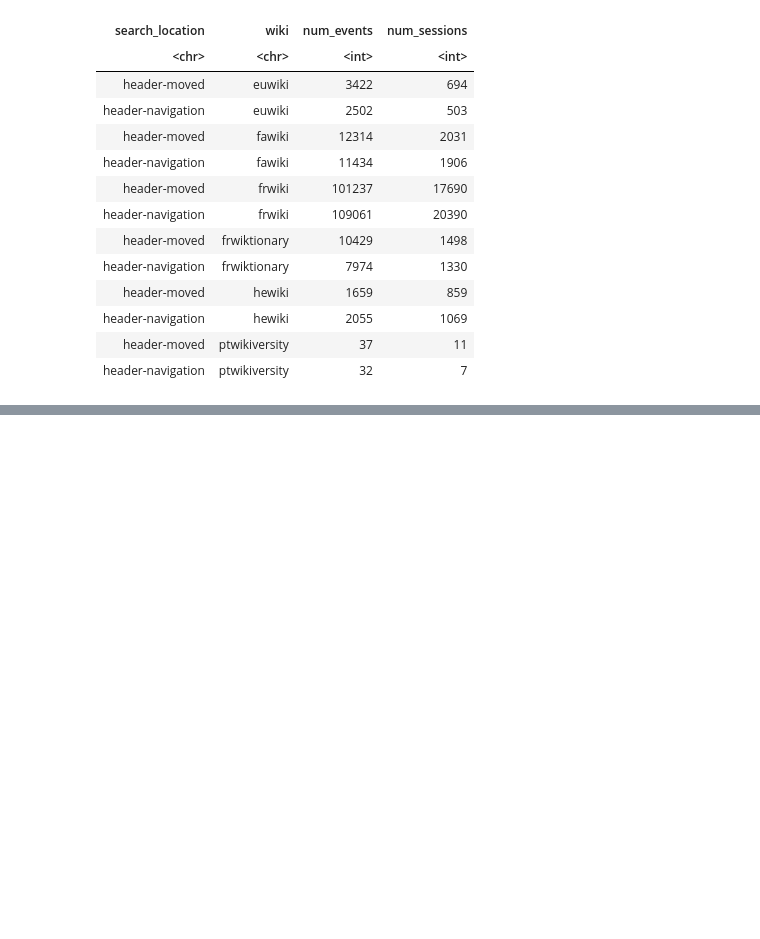
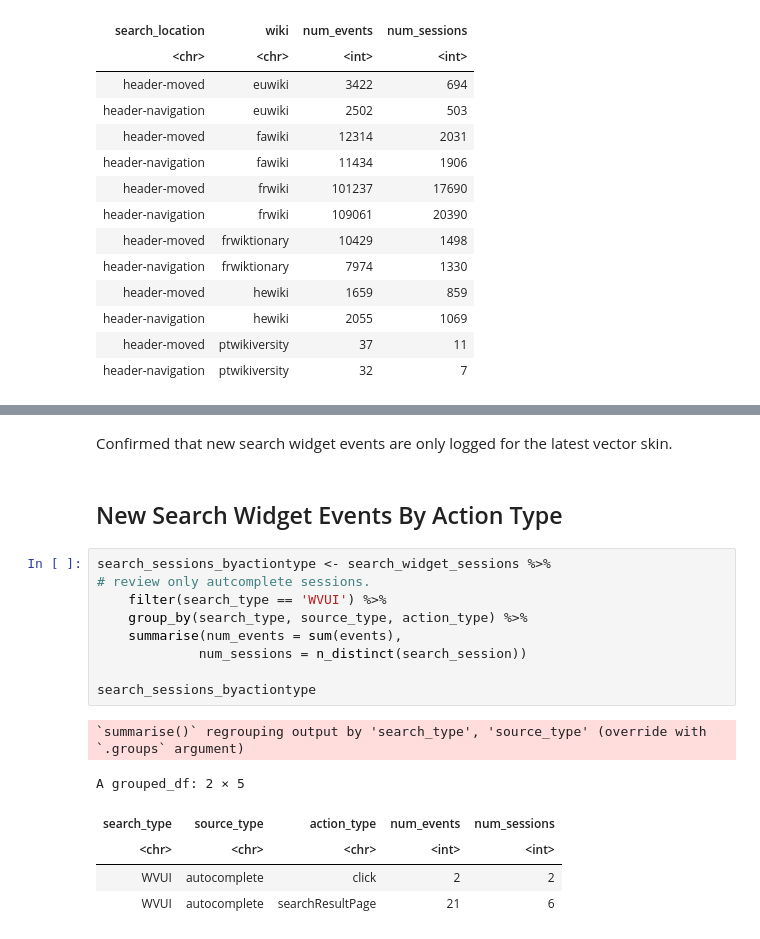
Before and after one commit to wikimedia-research/Desktop-Improvements-Search-Move-Analysis-2020, a Jupyter notebook: Post-deployment-data-QA/Post-deployment-data-QA.ipynb, the cells around one changed output, grey strips where cells are left out. Drawn from its saved outputs; the diff is of its cells as text; blank space fills up the shorter version.

```diff
--- a/Post-deployment-data-QA/Post-deployment-data-QA.ipynb
+++ b/Post-deployment-data-QA/Post-deployment-data-QA.ipynb
@@ -811,0 +951,20 @@ Ptw
+# %% [markdown]
+Confirmed that new search widget events are only logged for the latest vector skin.
+# %% [markdown]
+## New Search Widget Events By Action Type
+# %%
+search_sessions_byactiontype <- search_widget_sessions %>%
+# review only autcomplete sessions.
+    filter(search_type == 'WVUI') %>%
+    group_by(search_type, source_type, action_type) %>%
+    summarise(num_events = sum(events),
+             num_sessions = n_distinct(search_session))
+
+search_sessions_byactiontype
+# %% [output]
+`summarise()` regrouping output by 'search_type', 'source_type' (override with `.groups` argument)
+A grouped_df: 2 × 5
+| search_type | source_type | action_type | num_events | num_sessions |
+| <chr> | <chr> | <chr> | <int> | <int> |
+| WVUI | autocomplete | click | 2 | 2 |
+| WVUI | autocomplete | searchResultPage | 21 | 6 |
```
Also changed, not shown: parts of 29 cells of this notebook.
